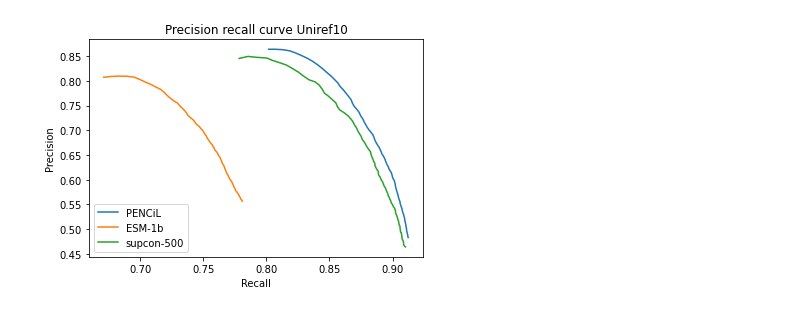
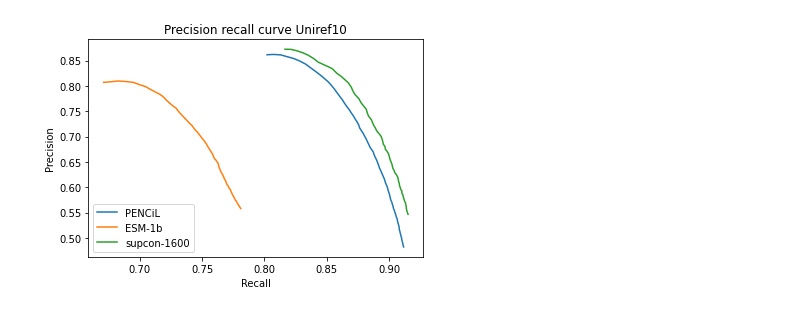
Before and after one commit to tttianhao/CLEAN, a Jupyter notebook: notebook/plot_prc.ipynb, the cells around one changed output. Drawn from its saved outputs; the diff is of its cells as text; code cells hidden in the pictures.

```diff
--- a/notebook/plot_prc.ipynb
+++ b/notebook/plot_prc.ipynb
@@ -7,7 +7,7 @@ pencil_precision = np.zeros((5,100))
 pencil_recall = np.zeros((5,100))
 
 for i in range(5):
-    result_file = open('../eval/uniref10/paper_figure_archive/uniref10_test_split_' + str(i) + '_curate_prc_result.csv','r')
+    result_file = open('../eval/uniref10/uniref10_test_split_' + str(i) + '_curate_prc_result.csv','r')
     csvreader = csv.reader(result_file, delimiter = ',')
     for j, rows in enumerate(csvreader):
         if j > 0:
@@ -18,7 +18,7 @@ esm_precision = np.zeros((5,100))
 esm_recall = np.zeros((5,100))
 
 for i in range(5):
-    result_file = open('../eval/uniref10/paper_figure_archive/uniref10_test_split_' + str(i) + '_curate_prc_esm_result.csv','r')
+    result_file = open('../eval/uniref10/uniref10_test_split_' + str(i) + '_curate_prc_esm_result.csv','r')
     csvreader = csv.reader(result_file, delimiter = ',')
     for j, rows in enumerate(csvreader):
         if j > 0:
@@ -29,7 +29,7 @@ supcon_precision = np.zeros((1,100))
 supcon_recall = np.zeros((1,100))
 
 for i in range(1):
-    result_file = open('../eval/uniref10/uniref10_test_split_' + str(i) + '_curate_prc_result.csv','r')
+    result_file = open('../eval/uniref10_test_split_' + str(i+1) + '_curate_prc_result.csv','r')
     csvreader = csv.reader(result_file, delimiter = ',')
     for j, rows in enumerate(csvreader):
         if j > 0:
@@ -38,11 +38,11 @@ for i in range(1):
 # %%
 plt.plot(np.mean(pencil_recall, axis=0), np.mean(pencil_precision, axis=0), label = 'PENCiL')
 plt.plot(np.mean(esm_recall, axis=0), np.mean(esm_precision, axis=0), label = 'ESM-1b')
-plt.plot(np.mean(supcon_recall, axis=0), np.mean(supcon_precision, axis=0), label = 'supcon-500')
+plt.plot(np.mean(supcon_recall, axis=0), np.mean(supcon_precision, axis=0), label = 'supcon-1600')
 plt.xlabel('Recall')
 plt.ylabel('Precision')
 plt.title('Precision recall curve Uniref10')
 plt.legend()
 plt.show()
 # %% [output]
-[figure, old version]
+[figure, new version]
```
Also changed, not shown: 3 other files.
